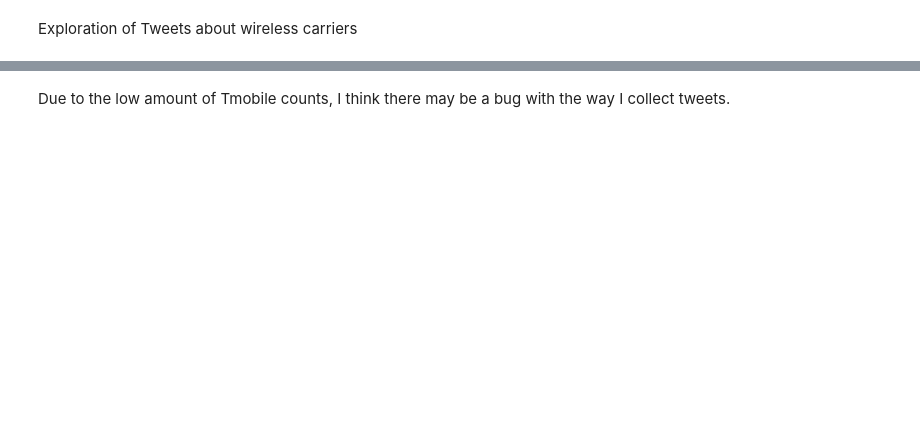
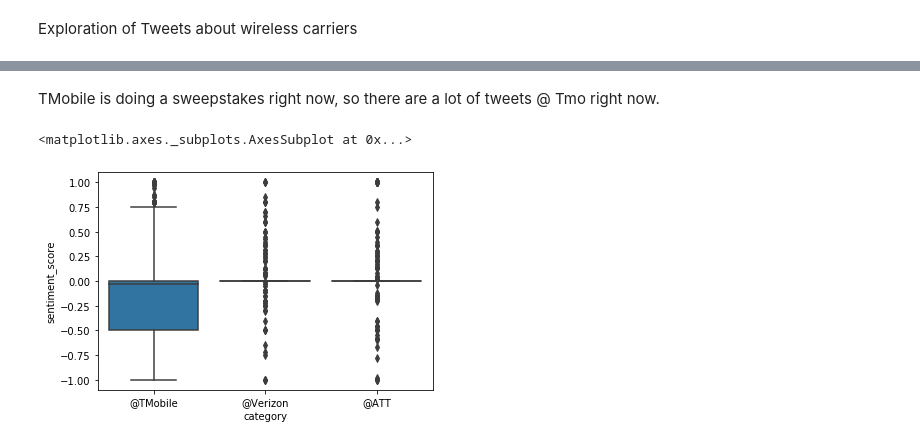
Before and after one commit to Engines-screaming/tweet_miner, a Jupyter notebook: eda/exploration.ipynb, the cells around one changed output, grey strips where cells are left out. Saved outputs shown, nothing was run; the diff lists cells and outputs as text; code cells hidden in the pictures; blank space fills up the shorter version.

Commit message:
created boxplots in exploration notebook and collected more recent data

```diff
--- a/eda/exploration.ipynb
+++ b/eda/exploration.ipynb
@@ -29,2 +30,7 @@ counts
-# %% [markdown]
-Due to the low amount of Tmobile counts, I think there may be a bug with the way I collect tweets.
+# %% [markdown]
+TMobile is doing a sweepstakes right now, so there are a lot of tweets @ Tmo right now.
+# %%
+sns.boxplot(data=df, x='category', y='sentiment_score')
+# %% [output]
+<matplotlib.axes._subplots.AxesSubplot at 0x...>
+[figure, added]
```
Also changed, not shown: parts of 2 cells of this notebook, 2 other files.
